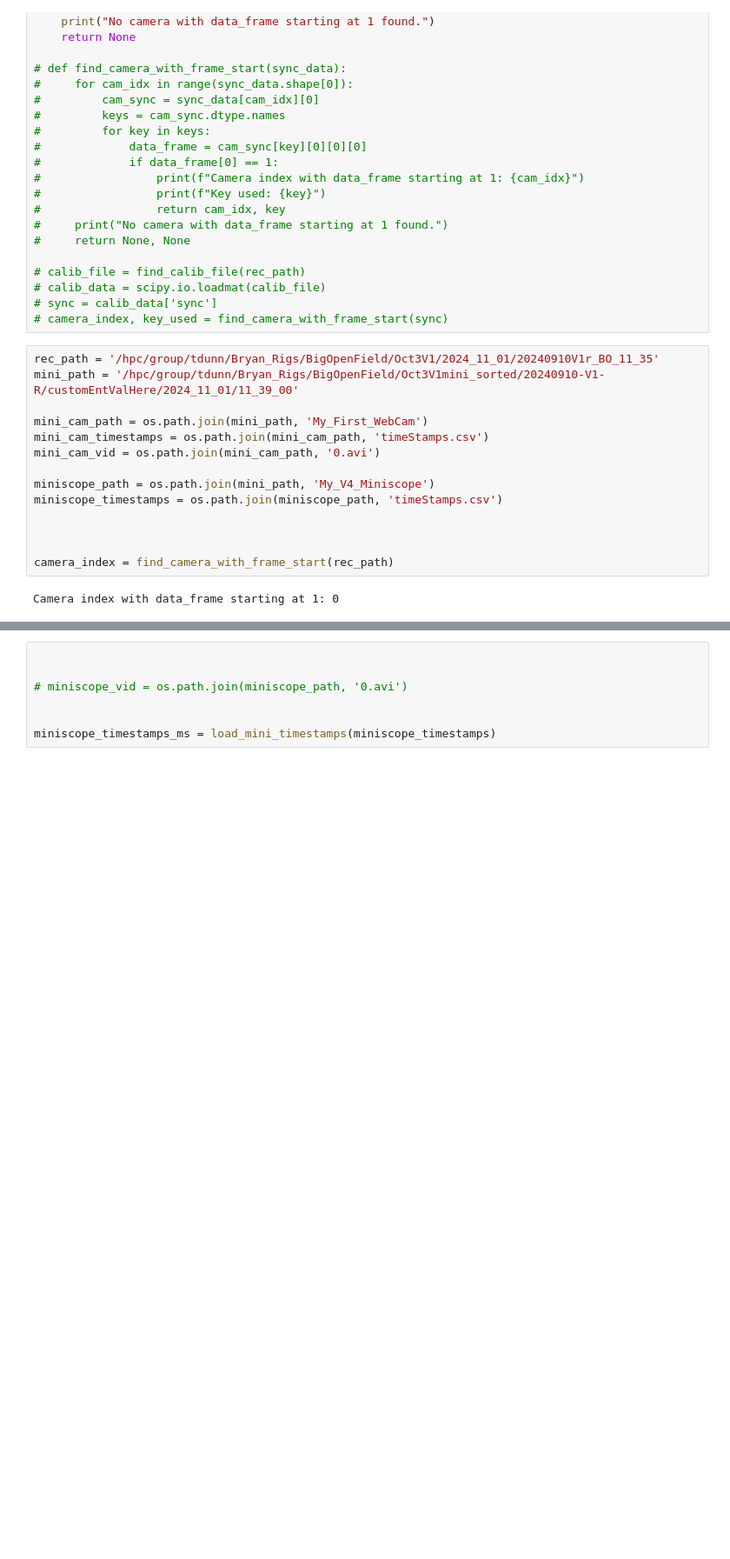
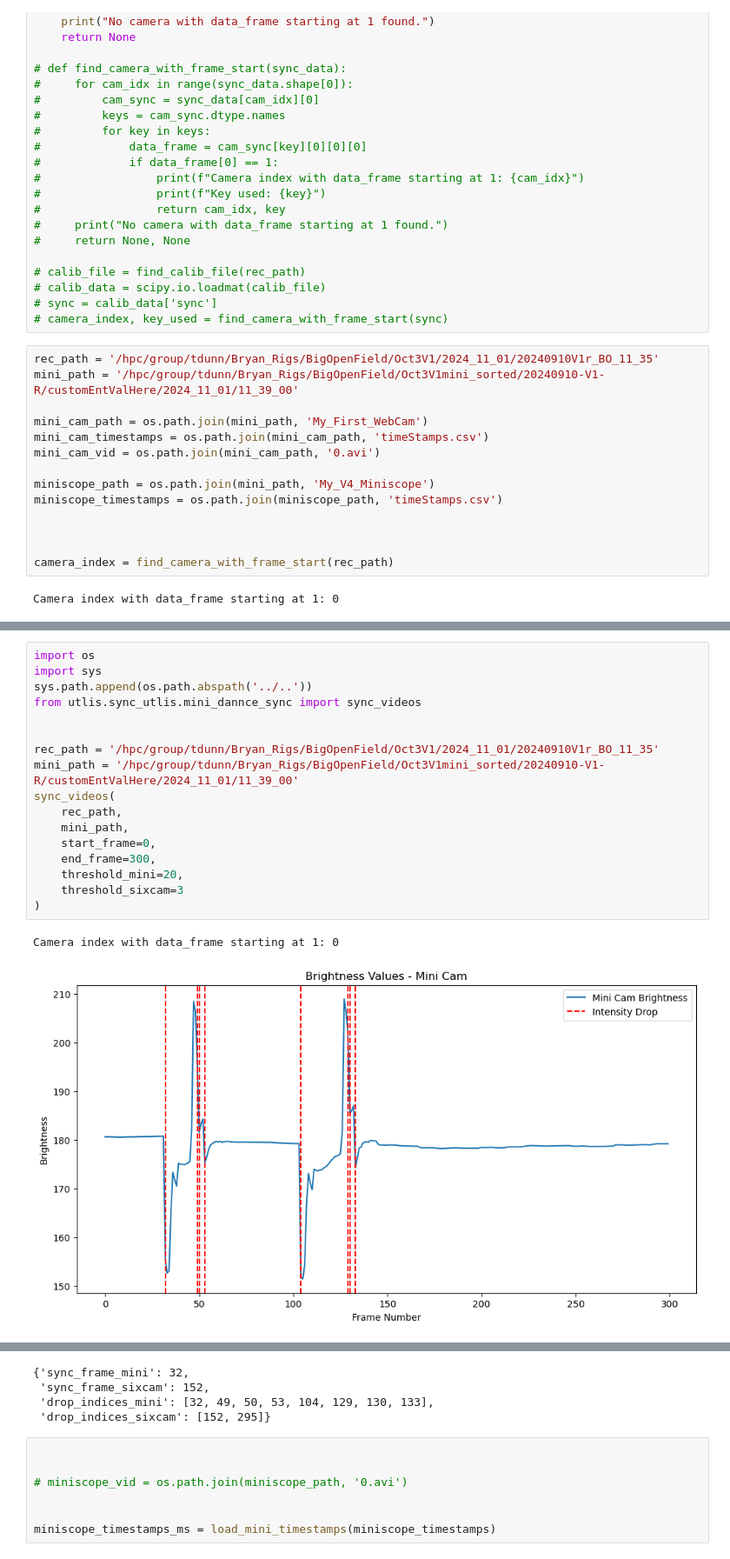
Before and after one commit to gadsfly/BBOP, a Jupyter notebook: random tests/mini_dannce_sync/mini_dannce_sync_try.ipynb, the cells around one changed output, grey strips where cells are left out. Shown at 87% size. Saved outputs shown, nothing was run; the diff lists cells and outputs as text; blank space fills up the shorter version.

```diff
--- a/random tests/mini_dannce_sync/mini_dannce_sync_try.ipynb
+++ b/random tests/mini_dannce_sync/mini_dannce_sync_try.ipynb
@@ -90,0 +271,20 @@ Camera index with data_frame starting at 1: 0
+# %%
+import os
+import sys
+sys.path.append(os.path.abspath('../..'))
+from utlis.sync_utlis.mini_dannce_sync import sync_videos
+
+
+rec_path = '/hpc/group/tdunn/Bryan_Rigs/BigOpenField/Oct3V1/2024_11_01/20240910V1r_BO_11_35'
+mini_path = '/hpc/group/tdunn/Bryan_Rigs/BigOpenField/Oct3V1mini_sorted/20240910-V1-R/customEntValHere/2024_11_01/11_39_00'
+sync_videos(
+    rec_path,
+    mini_path,
+    start_frame=0,
+    end_frame=300,
+    threshold_mini=20,
+    threshold_sixcam=3
+)
+# %% [output]
+Camera index with data_frame starting at 1: 0
+[figure, added]
@@ -91,3 +292,7 @@ Camera index with data_frame starting at 1: 0
+{'sync_frame_mini': 32,
+ 'sync_frame_sixcam': 152,
+ 'drop_indices_mini': [32, 49, 50, 53, 104, 129, 130, 133],
+ 'drop_indices_sixcam': [152, 295]}
 # %%
 
 
```
Also changed, not shown: parts of 8 cells of this notebook, 1 other file.
